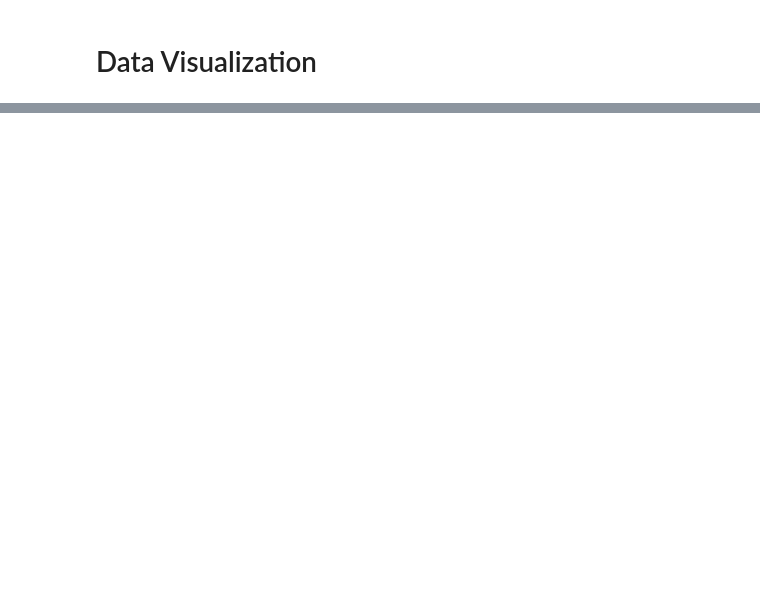
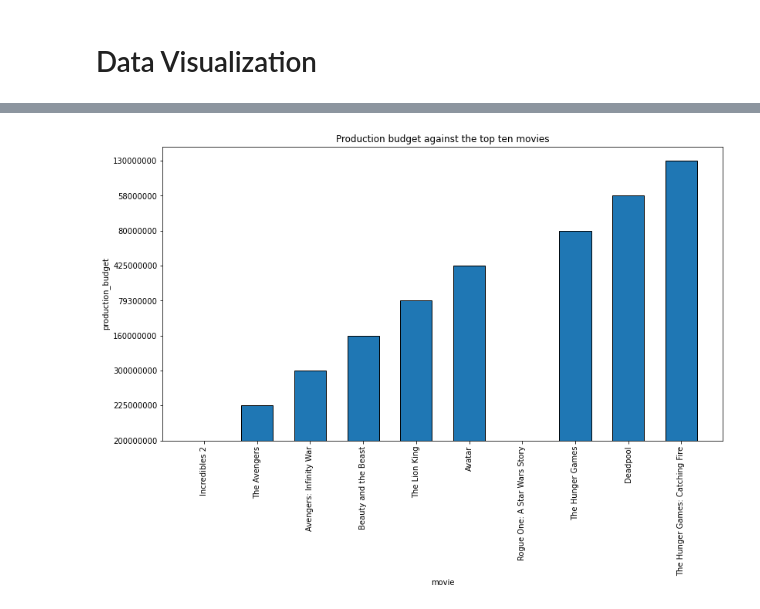
Before and after one commit to BettyBett/Microsoft_TV_shows, a Jupyter notebook: zippedData/Untitled.ipynb, the cells around one changed output, grey strips where cells are left out. Saved outputs shown, nothing was run; the diff lists cells and outputs as text; code cells hidden in the pictures; blank space fills up the shorter version.

```diff
--- a/zippedData/Untitled.ipynb
+++ b/zippedData/Untitled.ipynb
@@ -418,0 +480,14 @@ Text(0.5, 0, 'domestic_gross')
+# %%
+# plot a bar graph that shows the production budget budget against the top 10 films
+fig = plt.figure(figsize= (13,7))
+movie = df1['movie'].head(10)
+production_budget = df1['production_budget'].head(10)
+# creating the bar graph
+plt.bar(movie,production_budget, width= 0.6)
+plt.xlabel('movie')
+plt.ylabel('production_budget')
+plt.title('Production budget against the top ten movies')
+plt.xticks(rotation = 90)
+plt.show()
+# %% [output]
+[figure, added]
```
Also changed, not shown: parts of 44 cells of this notebook.
